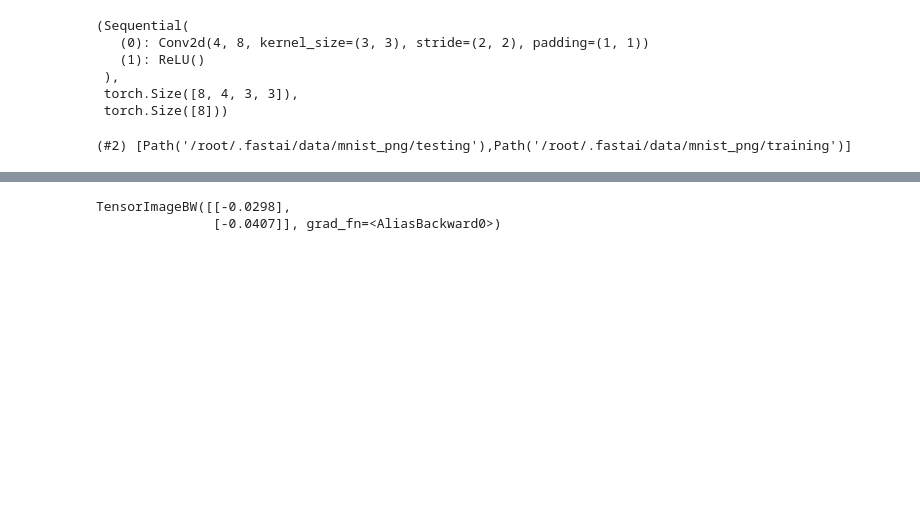
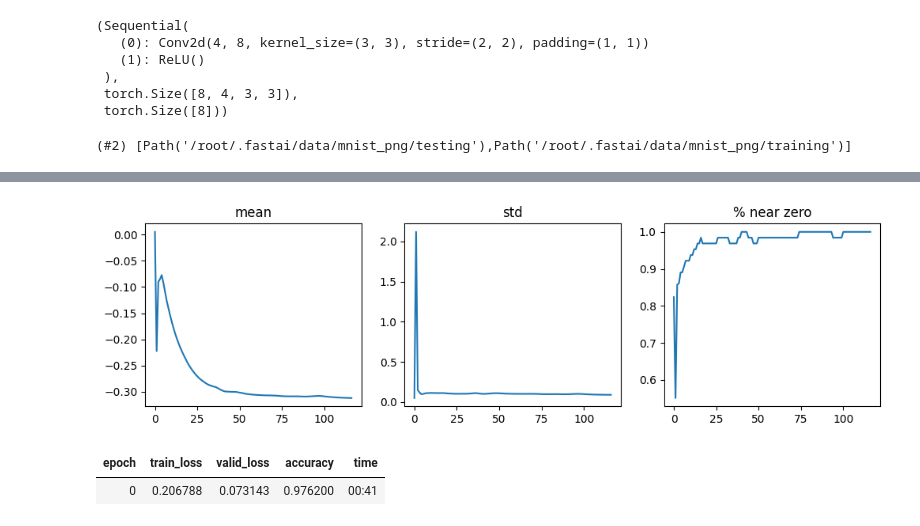
Before and after one commit to tripathysagar/fastbook-with-assign, a Jupyter notebook: Chapter-13/main.ipynb, the cells around one changed output, grey strips where cells are left out. Saved outputs shown, nothing was run; the diff lists cells and outputs as text; code cells hidden in the pictures; blank space fills up the shorter version.

```diff
--- a/Chapter-13/main.ipynb
+++ b/Chapter-13/main.ipynb
@@ -261 +263,5 @@ torch.Size([64, 1, 28, 28])
+# %%
+learn.activation_stats.plot_layer_stats(-2)
+# %% [output]
+[figure, added]
 # %%
@@ -264,5 +273,5 @@ learn = Learner(dls, simple_cnn(), loss_func=F.cross_entropy,
-# %%
-learn.model(x[0])
-# %% [output]
-TensorImageBW([[-0.0298],
-               [-0.0407]], grad_fn=<AliasBackward0>)
+# %%
+learn = fit()
+# %% [output]
+| epoch | train_loss | valid_loss | accuracy | time |
+| 0 | 0.206788 | 0.073143 | 0.976200 | 00:41 |
```
Also changed, not shown: parts of 19 cells of this notebook.
